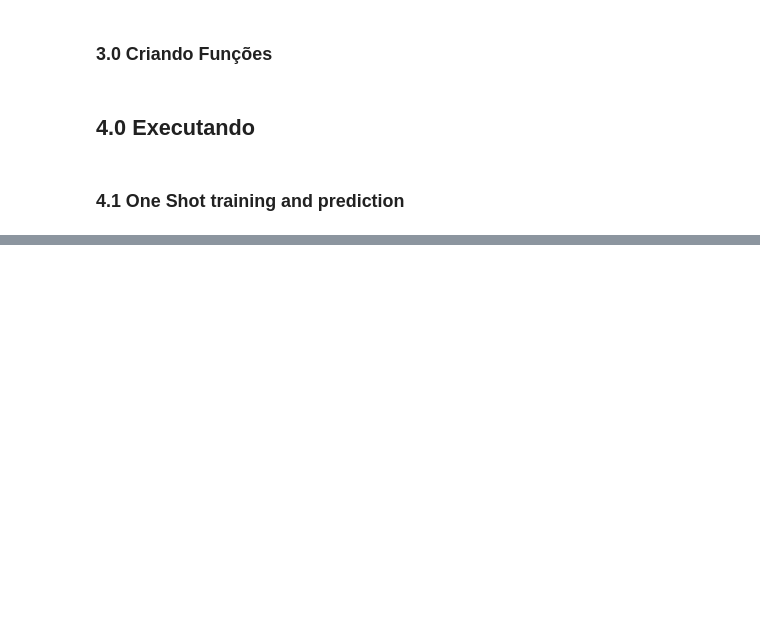
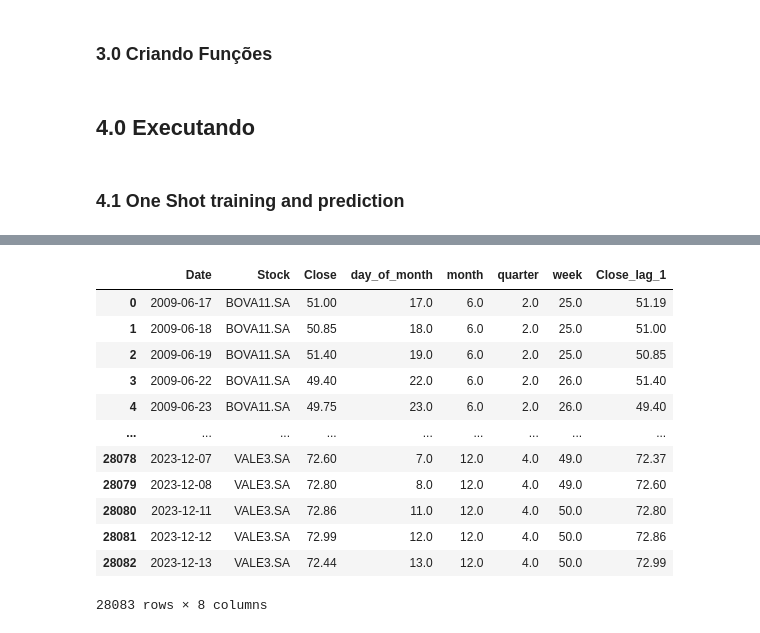
Before and after one commit to micheldearaujo/forecasting_stocks, a Jupyter notebook: notebooks/3.0-mal-exploring-xgboost.ipynb, the cells around one changed output, grey strips where cells are left out. Drawn from its saved outputs; the diff is of its cells as text; code cells hidden in the pictures; blank space fills up the shorter version.

```diff
--- a/notebooks/3.0-mal-exploring-xgboost.ipynb
+++ b/notebooks/3.0-mal-exploring-xgboost.ipynb
@@ -80,3 +71,44 @@ STOCK_NAME = 'BOVA11.SA'
+# %%
+model_config = {
+    "TEST_SIZE": 0.2,
+    "TARGET_NAME": "Close",
+    "VALIDATION_METRIC": "MAPE",
+    "OPTIMIZATION_METRIC": "MSE",
+    "FORECAST_HORIZON": 14,
+    "REGISTER_MODEL_NAME_VAL": "Stock_Predictor_Validation",
+    "REGISTER_MODEL_NAME_INF": "Stock_Predictor_Inference",
+    "MODEL_NAME": "xgboost_model",
+}
+
+features_list = ["day_of_month", "month", "quarter", "week", "Close_lag_1"]
+
+# Define a ação para procurar
+PERIOD = '3600d'
+INTERVAL = '1d'
+STOCK_NAME = 'BOVA11.SA'
+stocks_list = ["BOVA11.SA", "BCFF11.SA", "MXRF11.SA", "HGLG11.SA", "XPLG11.SA", "HGRU11.SA", "ITSA4.SA", "TAEE3.SA",
+               "FLRY3.SA", "VALE3.SA"]
+
+# paths
+ROOT_DATA_PATH = "../data"
+RAW_DATA_PATH = os.path.join(ROOT_DATA_PATH, "raw")
+PROCESSED_DATA_PATH = os.path.join(ROOT_DATA_PATH, "processed")
+OUTPUT_DATA_PATH = os.path.join(ROOT_DATA_PATH, "output")
+
+MODELS_PATH = "../models"
+
+
+xgboost_model_config = {
+    # 'learning_rate': 0.01,
+    'max_depth': 11,
+    'n_estimators': 40,
+    # 'reg_lambda': 10,
+    # 'scale_pos_weight': 10,
+    # 'seed': 42,
+    # 'subsample': 1.0,
+    'colsample_bytree': 1.0,
+    # 'gamma': 0.01
+}
 # %%
 log_format = "[%(name)s][%(levelname)-6s] %(message)s"
 logging.basicConfig(format=log_format)
@@ -421,0 +523,18 @@ Day: 2023-05-05 00:00:00 | Prediction: 99.70730590820312 | Close_Lag_1: 100.3391
+# %%
+logger.debug("Loading the featurized dataset..")
+stock_df_feat_all = pd.read_csv(os.path.join(PROCESSED_DATA_PATH, 'processed_stock_prices.csv'), parse_dates=["Date"])
+stock_df_feat_all
+# %% [output]
+|  | Date | Stock | Close | day_of_month | month | quarter | week | Close_lag_1 |
+| 0 | 2009-06-17 | BOVA11.SA | 51.00 | 17.0 | 6.0 | 2.0 | 25.0 | 51.19 |
+| 1 | 2009-06-18 | BOVA11.SA | 50.85 | 18.0 | 6.0 | 2.0 | 25.0 | 51.00 |
+| 2 | 2009-06-19 | BOVA11.SA | 51.40 | 19.0 | 6.0 | 2.0 | 25.0 | 50.85 |
+| 3 | 2009-06-22 | BOVA11.SA | 49.40 | 22.0 | 6.0 | 2.0 | 26.0 | 51.40 |
+| 4 | 2009-06-23 | BOVA11.SA | 49.75 | 23.0 | 6.0 | 2.0 | 26.0 | 49.40 |
+| ... | ... | ... | ... | ... | ... | ... | ... | ... |
+| 28078 | 2023-12-07 | VALE3.SA | 72.60 | 7.0 | 12.0 | 4.0 | 49.0 | 72.37 |
+| 28079 | 2023-12-08 | VALE3.SA | 72.80 | 8.0 | 12.0 | 4.0 | 49.0 | 72.60 |
+| 28080 | 2023-12-11 | VALE3.SA | 72.86 | 11.0 | 12.0 | 4.0 | 50.0 | 72.80 |
+| 28081 | 2023-12-12 | VALE3.SA | 72.99 | 12.0 | 12.0 | 4.0 | 50.0 | 72.86 |
+| 28082 | 2023-12-13 | VALE3.SA | 72.44 | 13.0 | 12.0 | 4.0 | 50.0 | 72.99 |
+28083 rows × 8 columns
```
Also changed, not shown: parts of 15 cells of this notebook, 7 other files.
